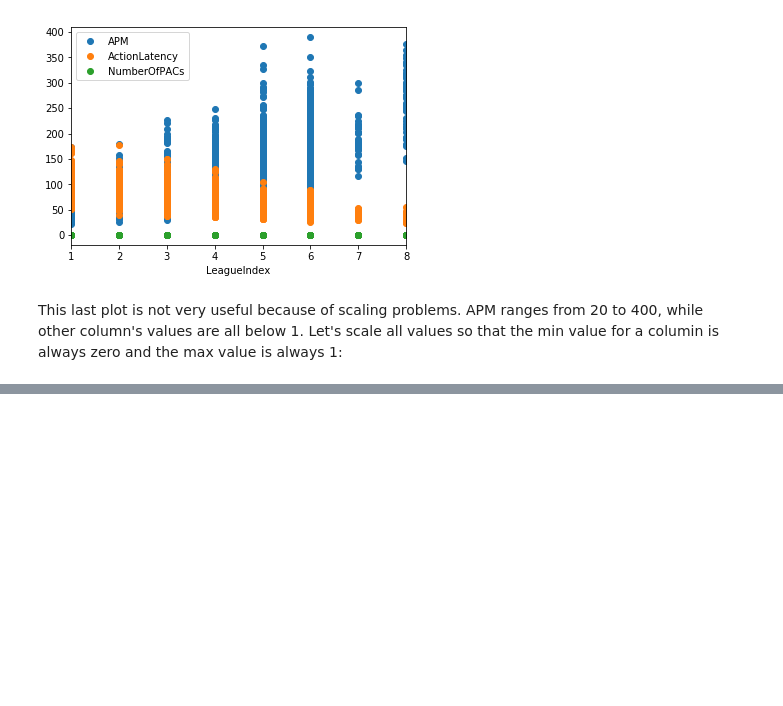
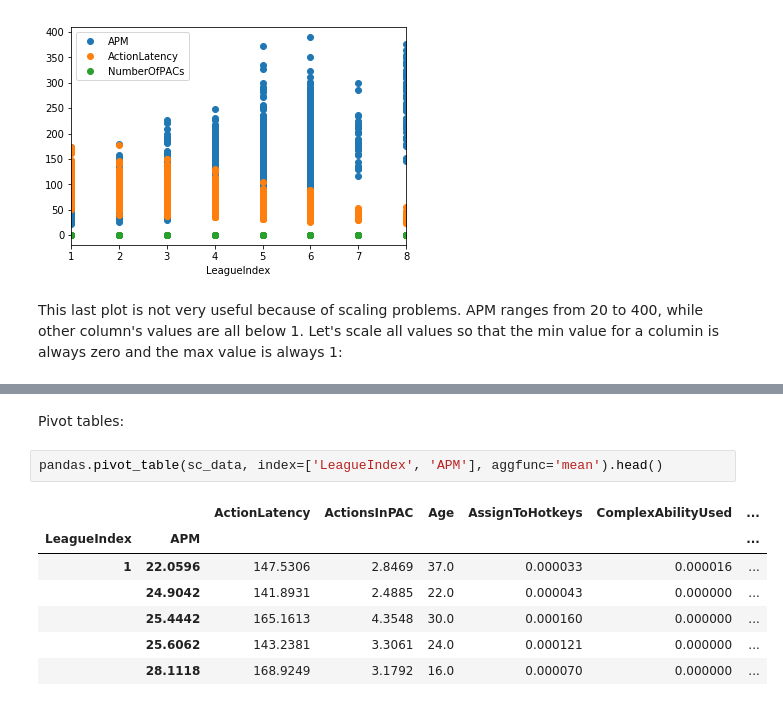
Before and after one commit to jeosadn/patrones, a Jupyter notebook: inv1/Inv-Corta-1.ipynb, the cells around one changed output, grey strips where cells are left out. Cells and saved outputs as stored; diff of their text form; blank space fills up the shorter version.

```diff
--- a/inv1/Inv-Corta-1.ipynb
+++ b/inv1/Inv-Corta-1.ipynb
@@ -232,0 +303,12 @@ Now it is easy to to see that as the league rank increases, so does the APM and
+# %% [markdown]
+Pivot tables:
+# %%
+pandas.pivot_table(sc_data, index=['LeagueIndex', 'APM'], aggfunc='mean').head()
+# %% [output]
+|  |  | ActionLatency | ActionsInPAC | Age | AssignToHotkeys | ComplexAbilityUsed | ... |
+| LeagueIndex | APM |  |  |  |  |  | ... |
+| 1 | 22.0596 | 147.5306 | 2.8469 | 37.0 | 0.000033 | 0.000016 | ... |
+|  | 24.9042 | 141.8931 | 2.4885 | 22.0 | 0.000043 | 0.000000 | ... |
+|  | 25.4442 | 165.1613 | 4.3548 | 30.0 | 0.000160 | 0.000000 | ... |
+|  | 25.6062 | 143.2381 | 3.3061 | 24.0 | 0.000121 | 0.000000 | ... |
+|  | 28.1118 | 168.9249 | 3.1792 | 16.0 | 0.000070 | 0.000000 | ... |
```
Also changed, not shown: parts of 22 cells of this notebook.
